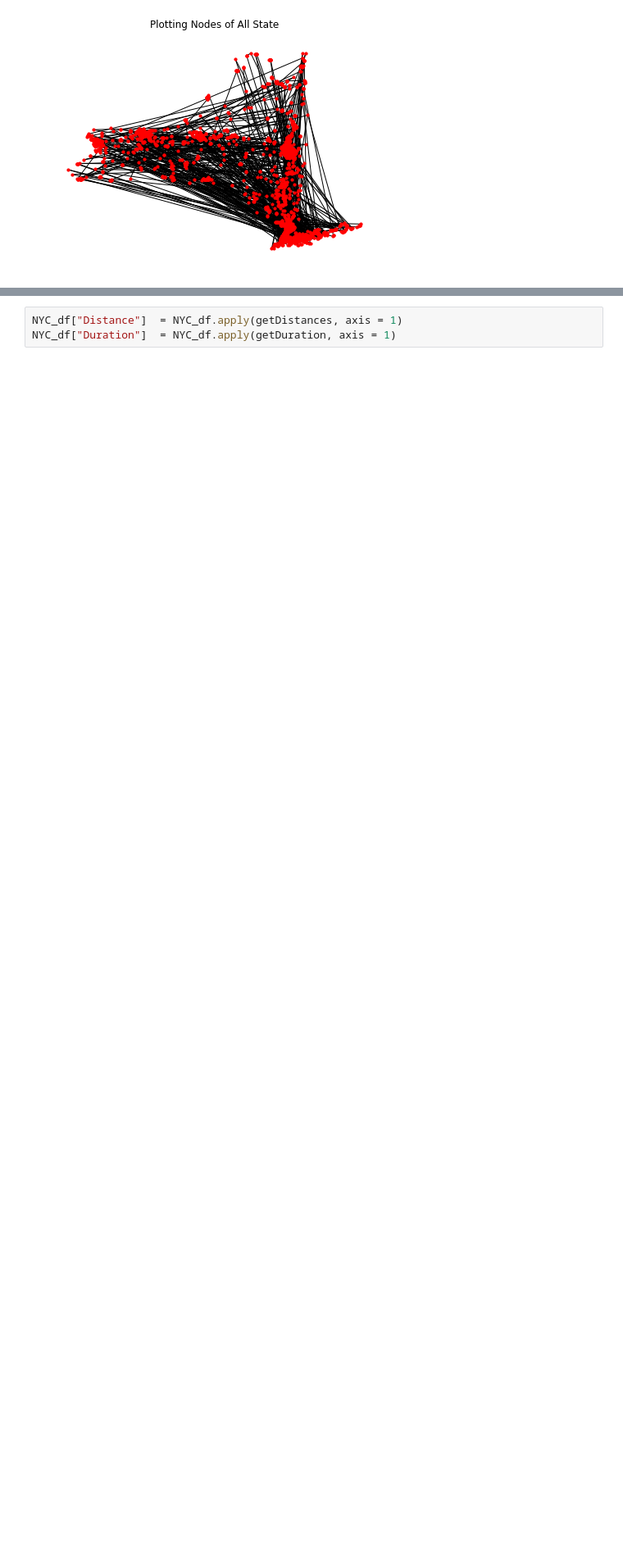
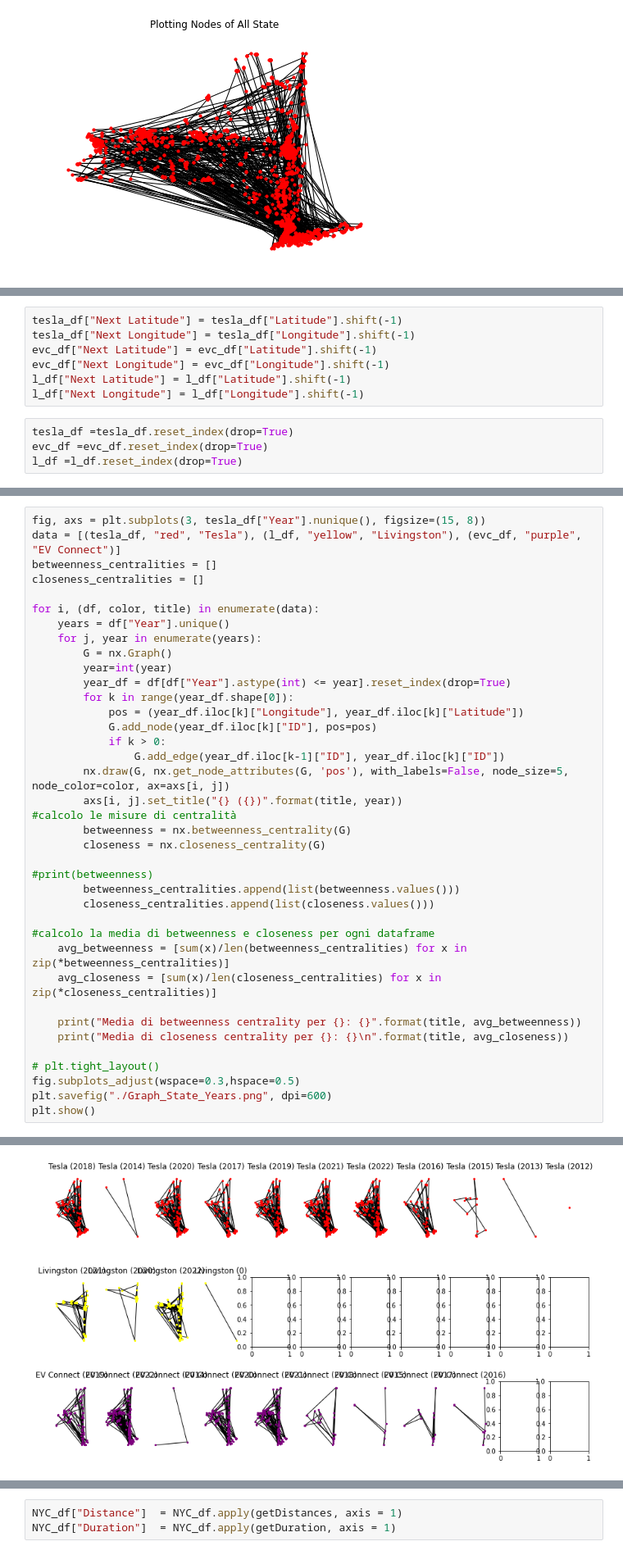
Before and after one commit to mcossu28/A-Network-Analysis-of-New-York-s-EV-Charging-Infrastructure, a Jupyter notebook: Progetto Tesi General.ipynb, the cells around one changed output, grey strips where cells are left out. Shown at 82% size. Drawn from its saved outputs; the diff is of its cells as text; blank space fills up the shorter version.

```diff
--- a/Progetto Tesi General.ipynb
+++ b/Progetto Tesi General.ipynb
@@ -275,0 +242,11 @@ plt.show()
+# %%
+tesla_df["Next Latitude"] = tesla_df["Latitude"].shift(-1)
+tesla_df["Next Longitude"] = tesla_df["Longitude"].shift(-1)
+evc_df["Next Latitude"] = evc_df["Latitude"].shift(-1)
+evc_df["Next Longitude"] = evc_df["Longitude"].shift(-1)
+l_df["Next Latitude"] = l_df["Latitude"].shift(-1)
+l_df["Next Longitude"] = l_df["Longitude"].shift(-1)
+# %%
+tesla_df =tesla_df.reset_index(drop=True)
+evc_df =evc_df.reset_index(drop=True)
+l_df =l_df.reset_index(drop=True)
@@ -275,0 +260,39 @@ plt.show()
+# %%
+fig, axs = plt.subplots(3, tesla_df["Year"].nunique(), figsize=(15, 8))
+data = [(tesla_df, "red", "Tesla"), (l_df, "yellow", "Livingston"), (evc_df, "purple", "EV Connect")]
+betweenness_centralities = []
+closeness_centralities = []
+
+for i, (df, color, title) in enumerate(data):
+    years = df["Year"].unique()
+    for j, year in enumerate(years):
+        G = nx.Graph()
+        year=int(year)
+        year_df = df[df["Year"].astype(int) <= year].reset_index(drop=True)
+        for k in range(year_df.shape[0]):
+            pos = (year_df.iloc[k]["Longitude"], year_df.iloc[k]["Latitude"])
+            G.add_node(year_df.iloc[k]["ID"], pos=pos)
+            if k > 0:
+                G.add_edge(year_df.iloc[k-1]["ID"], year_df.iloc[k]["ID"])
+        nx.draw(G, nx.get_node_attributes(G, 'pos'), with_labels=False, node_size=5, node_color=color, ax=axs[i, j])
+        axs[i, j].set_title("{} ({})".format(title, year))
+#calcolo le misure di centralità
+        betweenness = nx.betweenness_centrality(G)
+        closeness = nx.closeness_centrality(G)
+
+#print(betweenness)
+        betweenness_centralities.append(list(betweenness.values()))
+        closeness_centralities.append(list(closeness.values()))
+
+#calcolo la media di betweenness e closeness per ogni dataframe
+    avg_betweenness = [sum(x)/len(betweenness_centralities) for x in zip(*betweenness_centralities)]
+    avg_closeness = [sum(x)/len(closeness_centralities) for x in zip(*closeness_centralities)]
+
+    print("Media di betweenness centrality per {}: {}".format(title, avg_betweenness))
+    print("Media di closeness centrality per {}: {}\n".format(title, avg_closeness))
+
+# plt.tight_layout()
+fig.subplots_adjust(wspace=0.3,hspace=0.5)
+plt.savefig("./Graph_State_Years.png", dpi=600)
+plt.show()
+# %% [output]
@@ -275,0 +307 @@ plt.show()
+[figure, added]
```
Also changed, not shown: parts of 41 cells of this notebook, 1 other file.
